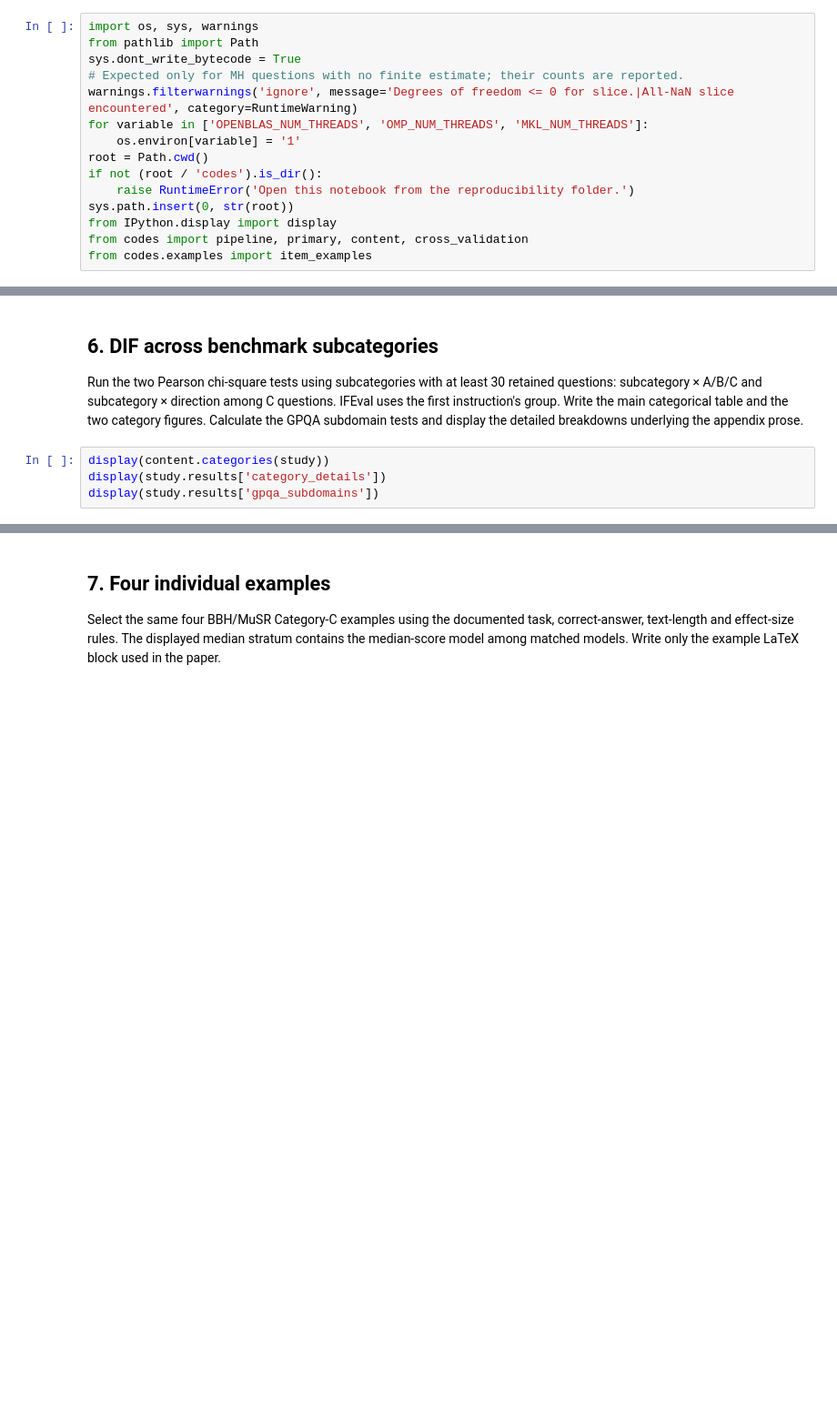
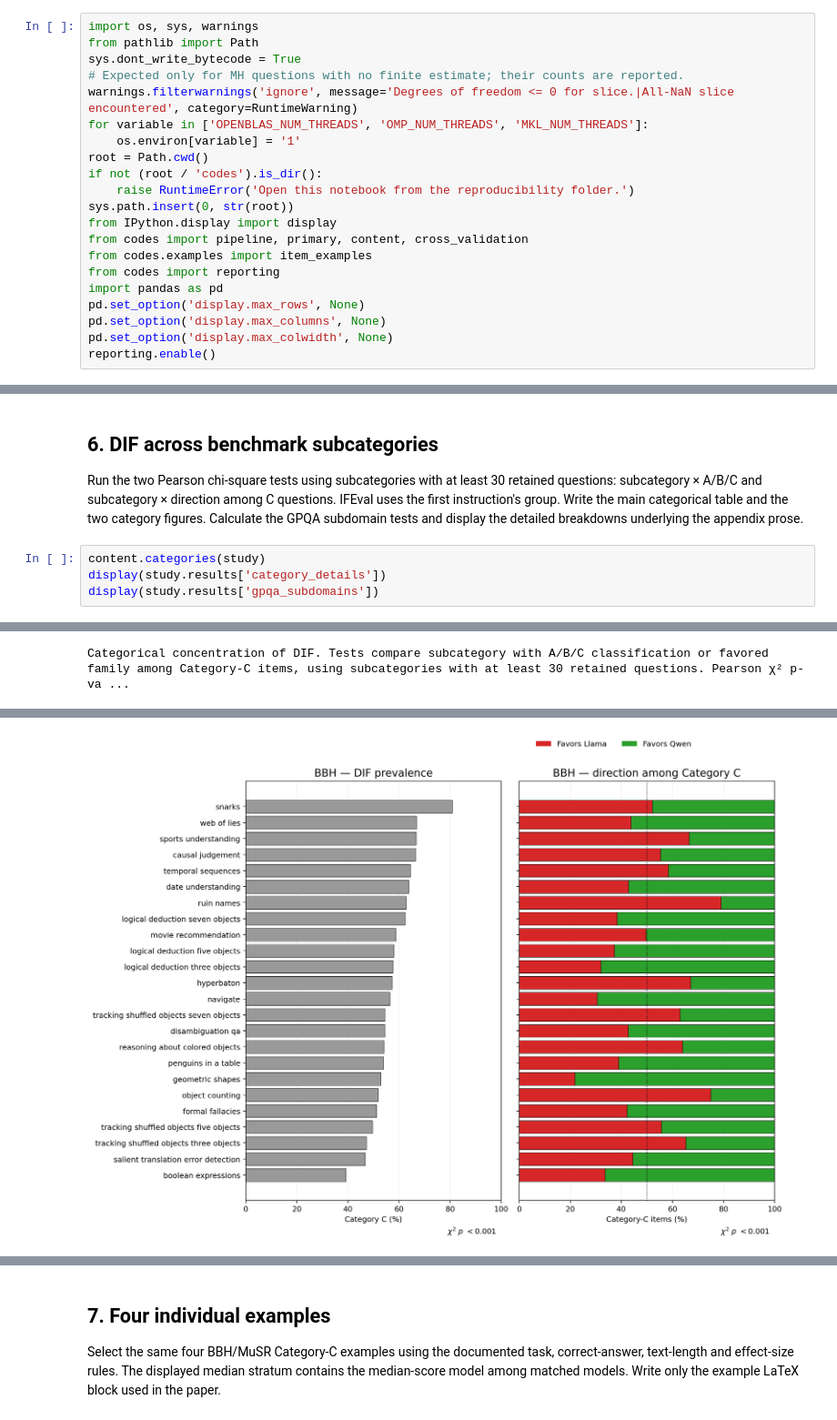
Before and after one commit to Jasoncho0914/llm-benchmark-dif, a Jupyter notebook: reproduce.ipynb, the cells around one changed output, grey strips where cells are left out. Shown at 91% size. Saved outputs shown, nothing was run; the diff lists cells and outputs as text; blank space fills up the shorter version.

Commit message:
Publish executed notebook, embedded HTML report and paper outputs

```diff
--- a/reproduce.ipynb
+++ b/reproduce.ipynb
@@ -33,6 +33,12 @@ sys.path.insert(0, str(root))
 from IPython.display import display
 from codes import pipeline, primary, content, cross_validation
 from codes.examples import item_examples
+from codes import reporting
+import pandas as pd
+pd.set_option('display.max_rows', None)
+pd.set_option('display.max_columns', None)
+pd.set_option('display.max_colwidth', None)
+reporting.enable()
 # %% [markdown]
 ## Prepare the input data
 Use the existing `rawdata/`, or download and rebuild missing inputs there. A complete existing dataset does not require a Hugging Face login.
@@ -77,6 +180,7 @@ display(study.results['score_dependence'])
 ## 6. DIF across benchmark subcategories
 Run the two Pearson chi-square tests using subcategories with at least 30 retained questions: subcategory × A/B/C and subcategory × direction among C questions. IFEval uses the first instruction's group. Write the main categorical table and the two category figures. Calculate the GPQA subdomain tests and display the detailed breakdowns underlying the appendix prose.
 # %%
-display(content.categories(study))
+content.categories(study)
 display(study.results['category_details'])
 display(study.results['gpqa_subdomains'])
+# %% [output]
@@ -82,0 +193 @@ display(study.results['gpqa_subdomains'])
+Categorical concentration of DIF. Tests compare subcategory with A/B/C classification or favored family among Category-C items, using subcategories with at least 30 retained questions. Pearson χ² p-va ...
@@ -82,0 +201 @@ display(study.results['gpqa_subdomains'])
+[figure, added]
```
Also changed, not shown: parts of 13 cells of this notebook, 28 other files.
